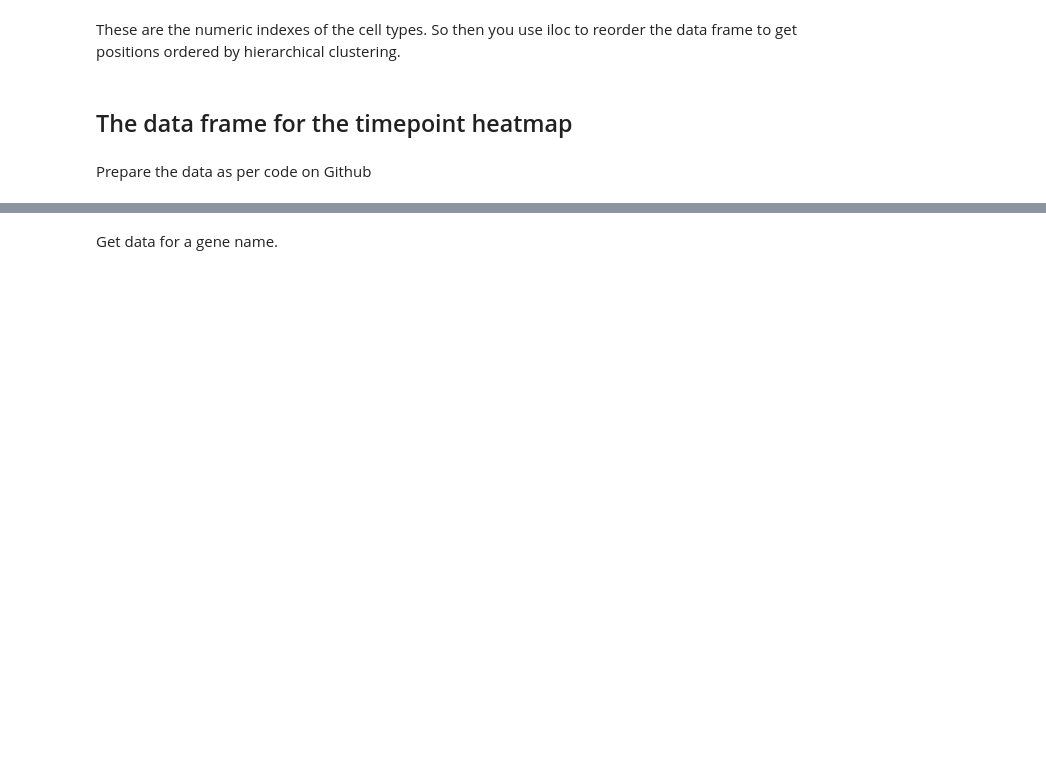
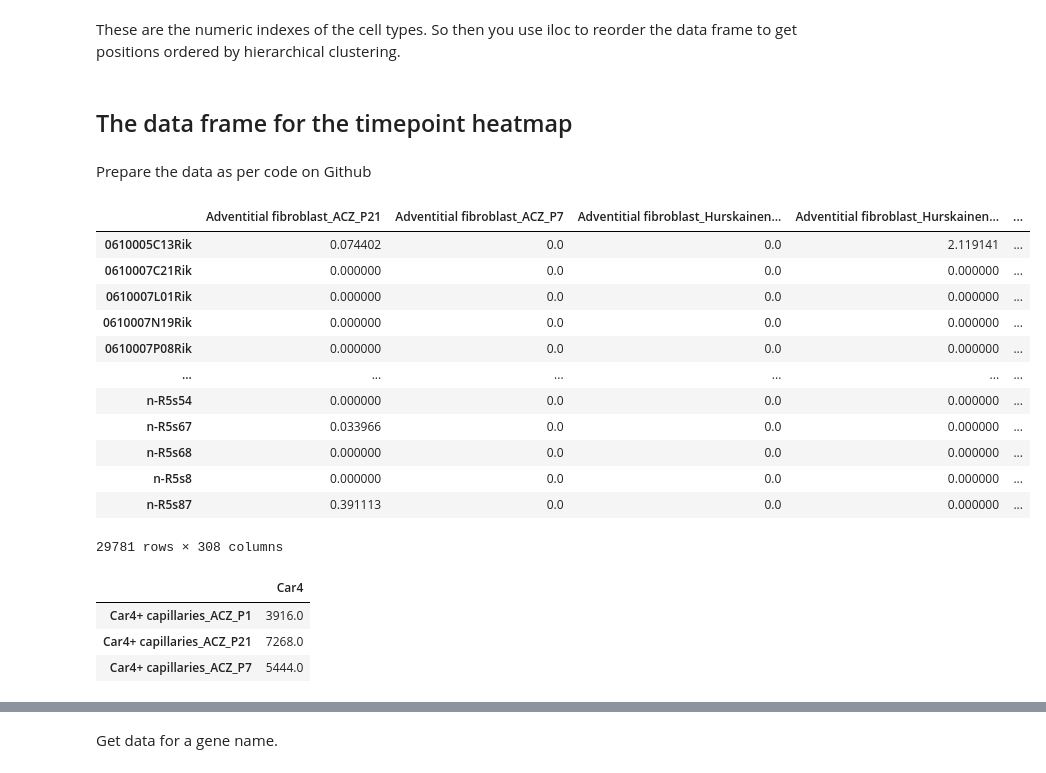
Before and after one commit to fabilab/data-compression-and-APIs-for-cell-atlases, a Jupyter notebook: condensed_lung_atlas-main/pdist_and_linkage.ipynb, the cells around one changed output, grey strips where cells are left out. Cells and saved outputs as stored; diff of their text form; code cells hidden in the pictures; blank space fills up the shorter version.

```diff
--- a/condensed_lung_atlas-main/pdist_and_linkage.ipynb
+++ b/condensed_lung_atlas-main/pdist_and_linkage.ipynb
@@ -260,0 +261,25 @@ df_tp.columns=new_column_name
+# %%
+df_time_test = read_file('celltype_dataset_timepoint')
+df_time_test
+# %% [output]
+|  | Adventitial fibroblast_ACZ_P21 | Adventitial fibroblast_ACZ_P7 | Adventitial fibroblast_Hurskainen... | Adventitial fibroblast_Hurskainen... | ... |
+| 0610005C13Rik | 0.074402 | 0.0 | 0.0 | 2.119141 | ... |
+| 0610007C21Rik | 0.000000 | 0.0 | 0.0 | 0.000000 | ... |
+| 0610007L01Rik | 0.000000 | 0.0 | 0.0 | 0.000000 | ... |
+| 0610007N19Rik | 0.000000 | 0.0 | 0.0 | 0.000000 | ... |
+| 0610007P08Rik | 0.000000 | 0.0 | 0.0 | 0.000000 | ... |
+| ... | ... | ... | ... | ... | ... |
+| n-R5s54 | 0.000000 | 0.0 | 0.0 | 0.000000 | ... |
+| n-R5s67 | 0.033966 | 0.0 | 0.0 | 0.000000 | ... |
+| n-R5s68 | 0.000000 | 0.0 | 0.0 | 0.000000 | ... |
+| n-R5s8 | 0.000000 | 0.0 | 0.0 | 0.000000 | ... |
+| n-R5s87 | 0.391113 | 0.0 | 0.0 | 0.000000 | ... |
+29781 rows × 308 columns
+# %%
+gene = 'Car4'
+df_time_test.filter(regex='^Car4\+ capillaries_ACZ').filter(items=['Car4'],axis=0).T
+# %% [output]
+|  | Car4 |
+| Car4+ capillaries_ACZ_P1 | 3916.0 |
+| Car4+ capillaries_ACZ_P21 | 7268.0 |
+| Car4+ capillaries_ACZ_P7 | 5444.0 |
```
Also changed, not shown: parts of 15 cells of this notebook, 26 other files.
